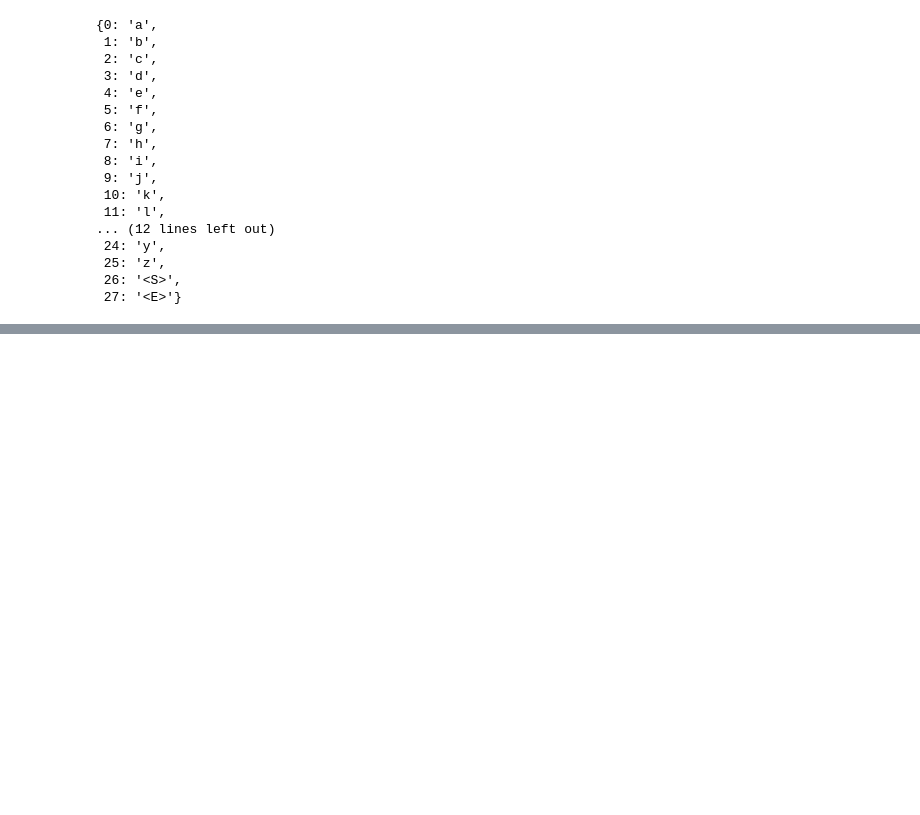
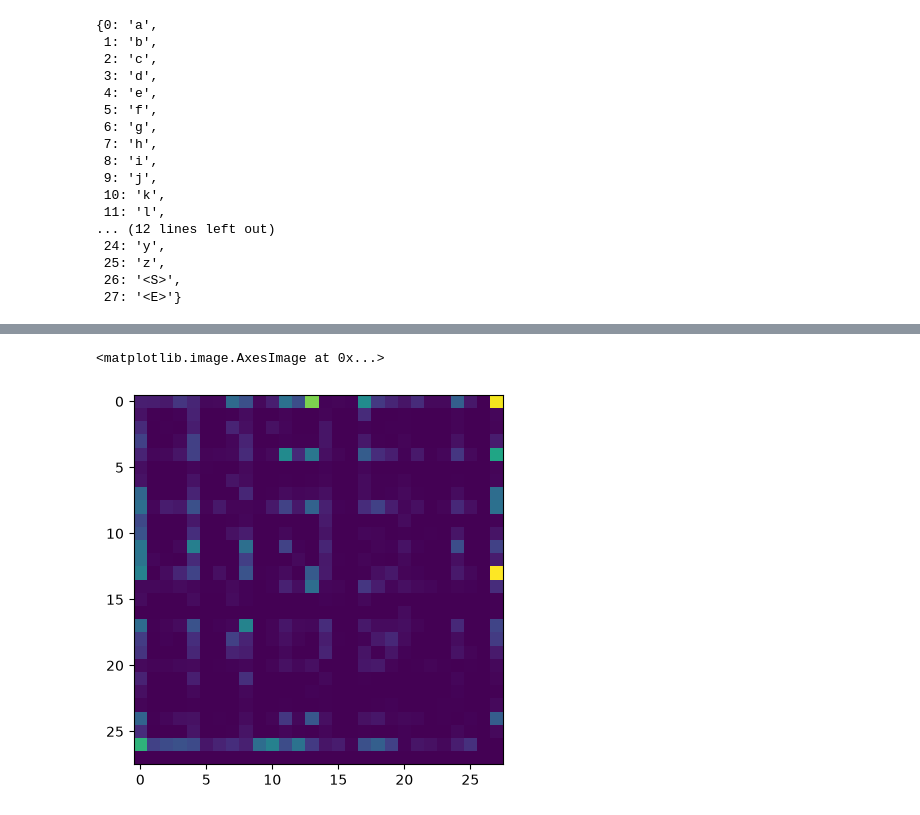
Before and after one commit to Muyu-Ch/LLM_Learning, a Jupyter notebook: makemore/Makemore.ipynb, the cells around one changed output, grey strips where cells are left out. Saved outputs shown, nothing was run; the diff lists cells and outputs as text; code cells hidden in the pictures; blank space fills up the shorter version.

```diff
--- a/makemore/Makemore.ipynb
+++ b/makemore/Makemore.ipynb
@@ -311,3 +311,11 @@ itos
  25: 'z',
  26: '<S>',
  27: '<E>'}
+# %%
+#接下来有了字符数字对照表，我们可以开始着手操作N了
+for w in words:
+    chs=['<S>']+list(w)+['<E>']
+    for ch1,ch2 in zip(chs,chs[1:]):
+        n1=stoi[ch1]
+        n2=stoi[ch2]#将字符转换成数字
+        N[n1,n2]+=1
@@ -313,0 +344,8 @@ itos
+# %%
+#用一种比较美观的方式展示N，不用管代码实现
+import matplotlib.pyplot as plt
+%matplotlib inline
+plt.imshow(N)
+# %% [output]
+<matplotlib.image.AxesImage at 0x...>
+[figure, added]
```
Also changed, not shown: parts of 10 cells of this notebook.
